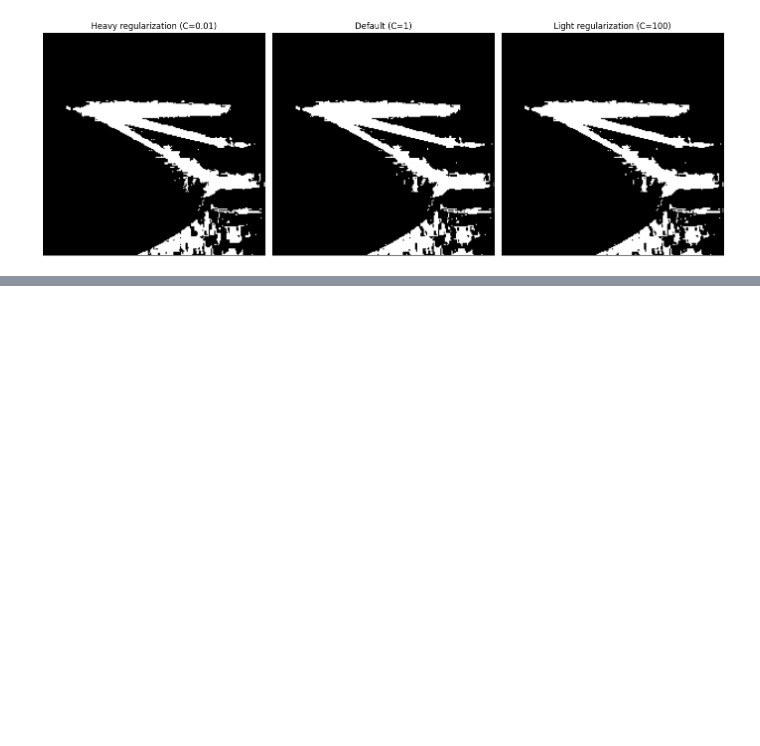
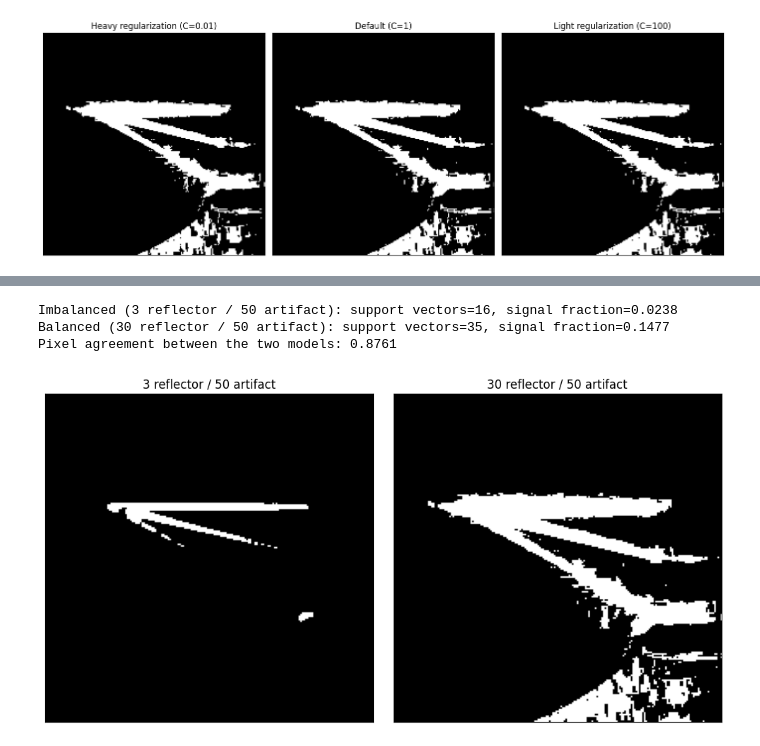
Before and after one commit to ErnaneJ/PPGEEC2327, a Jupyter notebook: exercises/03/exercise_3.ipynb, the cells around one changed output, grey strips where cells are left out. Drawn from its saved outputs; the diff is of its cells as text; code cells hidden in the pictures; blank space fills up the shorter version.

Commit message:
Exercise 3: answer Section 6 Questions on unbalanced training set and window features

```diff
--- a/exercises/03/exercise_3.ipynb
+++ b/exercises/03/exercise_3.ipynb
@@ -592,0 +588,38 @@ the book describes, not a numerical match to its figures.
+# %%
+taken_imb = np.zeros((nz, nx), dtype=bool)
+refl3_pts = greedy_select(score, 3, ascending=False, taken=taken_imb, min_dist=min_dist)
+arti50_pts = greedy_select(score, n_arti, ascending=True, taken=taken_imb, min_dist=min_dist)
+
+X_imb = np.zeros((3 + n_arti, 3))
+for k, (iz, ix) in enumerate(refl3_pts):
+    X_imb[k] = [cohe2[iz, ix], angl2[iz, ix], engy2[iz, ix]]
+for k, (iz, ix) in enumerate(arti50_pts):
+    X_imb[3 + k] = [cohe2[iz, ix], angl2[iz, ix], engy2[iz, ix]]
+Y_imb = np.zeros(3 + n_arti)
+Y_imb[:3] = 1.0
+
+model_imb = svm_train(X_imb, Y_imb, C=1, sigma=0.1, seed=rng_seed)
+pred_imb, _ = svm_predict(model_imb, all_feats, use_bias=False)
+pred_bal = pred_no_bias
+
+print(f"Imbalanced (3 reflector / {n_arti} artifact): support vectors={model_imb['n_support_vectors']}, "
+      f"signal fraction={pred_imb.mean():.4f}")
+print(f"Balanced ({n_refl} reflector / {n_arti} artifact): support vectors={svm_model['n_support_vectors']}, "
+      f"signal fraction={pred_bal.mean():.4f}")
+print(f"Pixel agreement between the two models: {(pred_imb == pred_bal).mean():.4f}")
+
+fig, axes = plt.subplots(1, 2, figsize=(10, 5))
+axes[0].imshow(pred_imb.reshape(nz, nx), cmap="gray")
+axes[0].set_title(f"3 reflector / {n_arti} artifact")
+axes[1].imshow(pred_bal.reshape(nz, nx), cmap="gray")
+axes[1].set_title(f"{n_refl} reflector / {n_arti} artifact")
+for ax in axes:
+    ax.set_xticks([])
+    ax.set_yticks([])
+plt.tight_layout()
+plt.show()
+# %% [output]
+Imbalanced (3 reflector / 50 artifact): support vectors=16, signal fraction=0.0238
+Balanced (30 reflector / 50 artifact): support vectors=35, signal fraction=0.1477
+Pixel agreement between the two models: 0.8761
+[figure, added]
```
Also changed, not shown: parts of 7 cells of this notebook.
